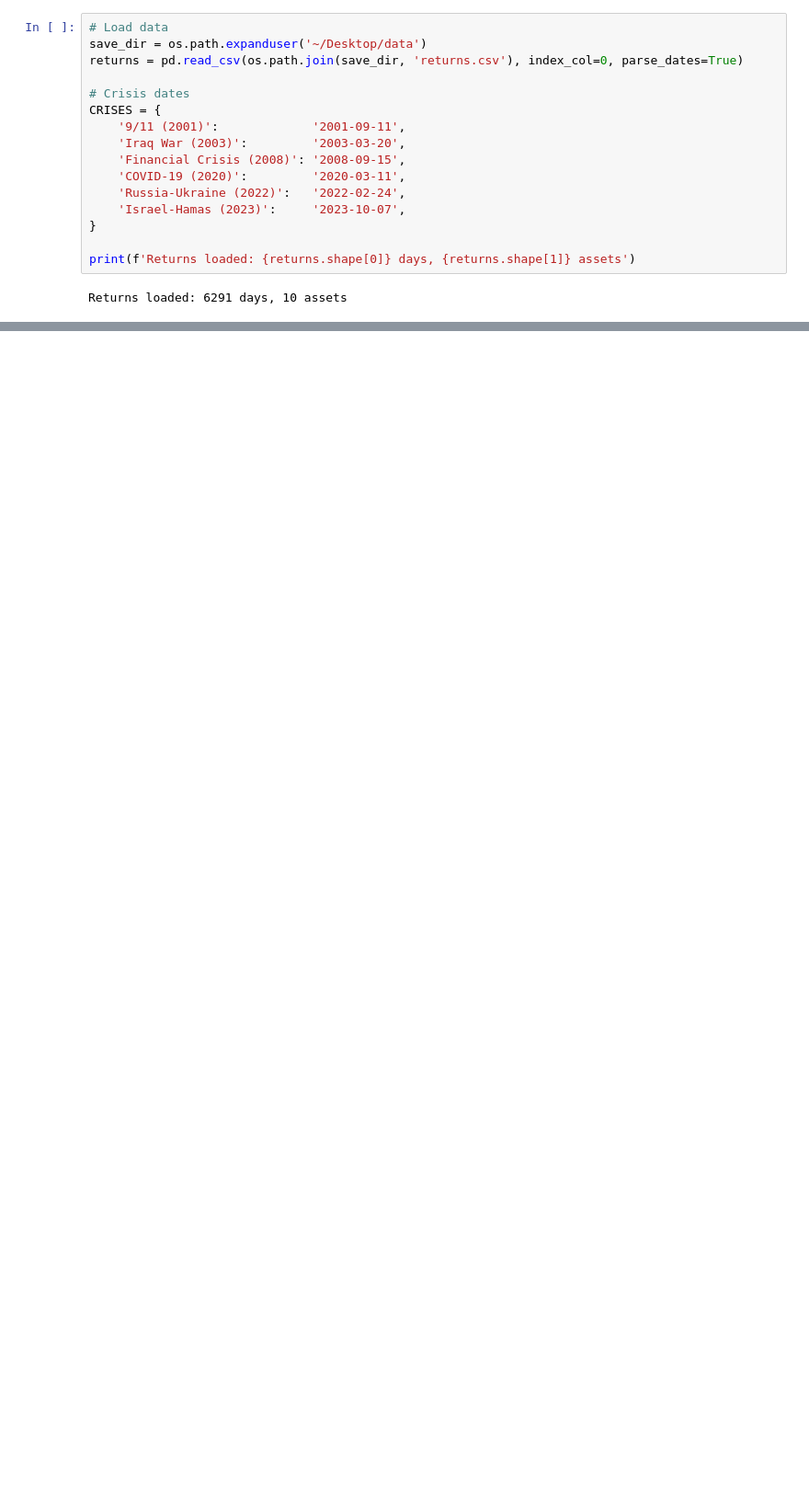
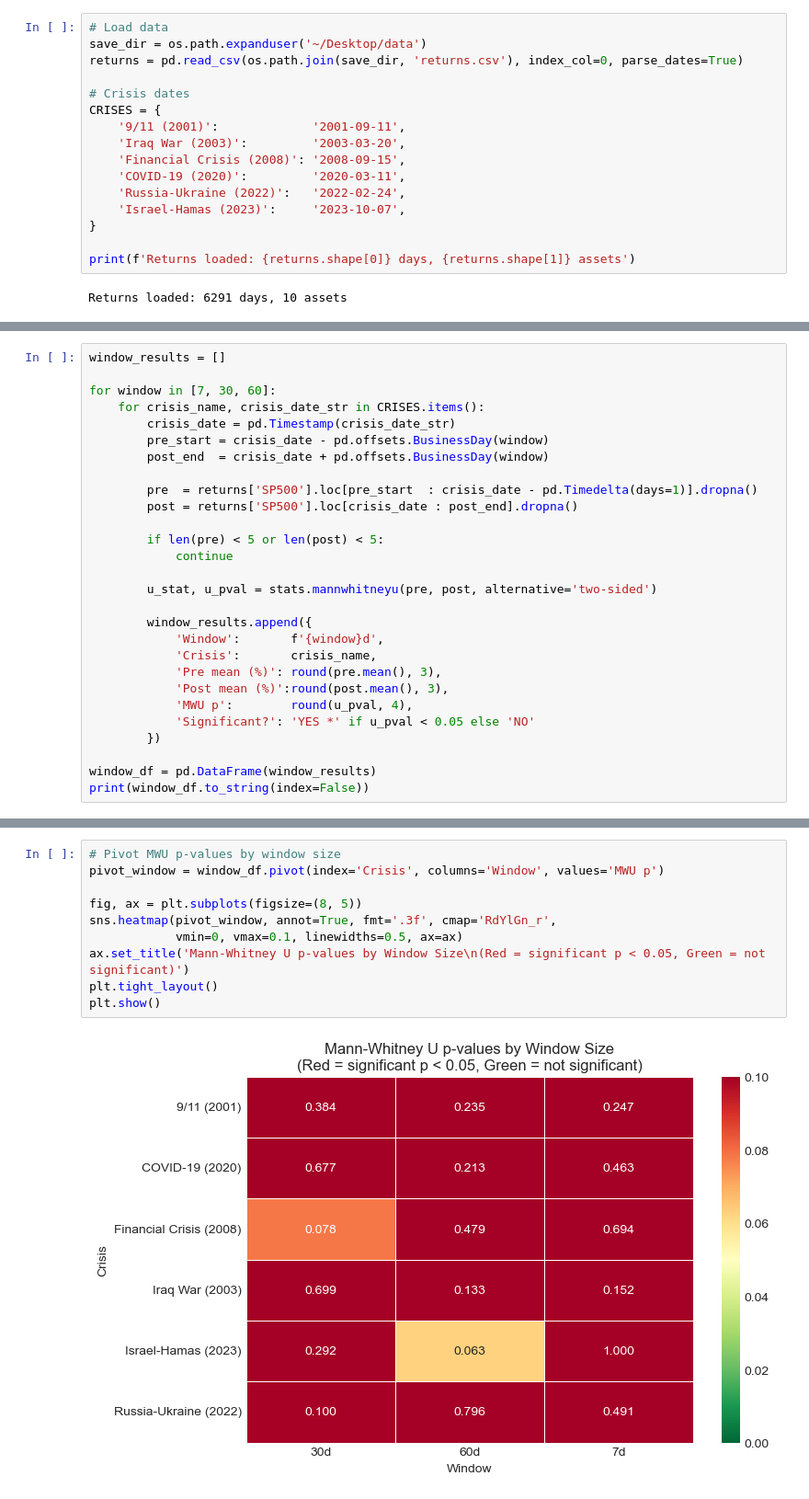
Before and after one commit to yagmurcaloglu-design/DSA_210_TermProject, a Jupyter notebook: hypothesis_testing.ipynb, the cells around one changed output, grey strips where cells are left out. Shown at 92% size. Cells and saved outputs as stored; diff of their text form; blank space fills up the shorter version.

```diff
--- a/hypothesis_testing.ipynb
+++ b/hypothesis_testing.ipynb
@@ -382,0 +116,28 @@ Closest result: Defense during Israel-Hamas (2023), T-test p = 0.095 — directi
+# %%
+window_results = []
+
+for window in [7, 30, 60]:
+    for crisis_name, crisis_date_str in CRISES.items():
+        crisis_date = pd.Timestamp(crisis_date_str)
+        pre_start = crisis_date - pd.offsets.BusinessDay(window)
+        post_end  = crisis_date + pd.offsets.BusinessDay(window)
+
+        pre  = returns['SP500'].loc[pre_start  : crisis_date - pd.Timedelta(days=1)].dropna()
+        post = returns['SP500'].loc[crisis_date : post_end].dropna()
+
+        if len(pre) < 5 or len(post) < 5:
+            continue
+
+        u_stat, u_pval = stats.mannwhitneyu(pre, post, alternative='two-sided')
+
+        window_results.append({
+            'Window':       f'{window}d',
+            'Crisis':       crisis_name,
+            'Pre mean (%)': round(pre.mean(), 3),
+            'Post mean (%)':round(post.mean(), 3),
+            'MWU p':        round(u_pval, 4),
+            'Significant?': 'YES *' if u_pval < 0.05 else 'NO'
+        })
+
+window_df = pd.DataFrame(window_results)
+print(window_df.to_string(index=False))
@@ -382,0 +164,12 @@ Closest result: Defense during Israel-Hamas (2023), T-test p = 0.095 — directi
+# %%
+# Pivot MWU p-values by window size
+pivot_window = window_df.pivot(index='Crisis', columns='Window', values='MWU p')
+
+fig, ax = plt.subplots(figsize=(8, 5))
+sns.heatmap(pivot_window, annot=True, fmt='.3f', cmap='RdYlGn_r',
+            vmin=0, vmax=0.1, linewidths=0.5, ax=ax)
+ax.set_title('Mann-Whitney U p-values by Window Size\n(Red = significant p < 0.05, Green = not significant)')
+plt.tight_layout()
+plt.show()
+# %% [output]
+[figure, added]
```
Also changed, not shown: parts of 39 cells of this notebook.
